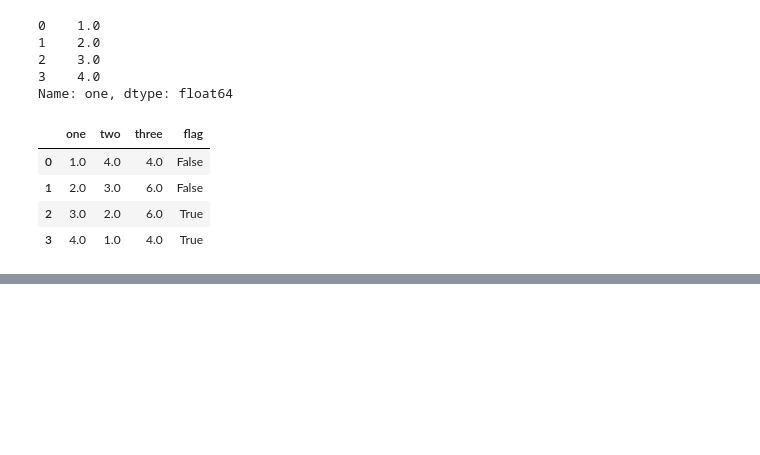
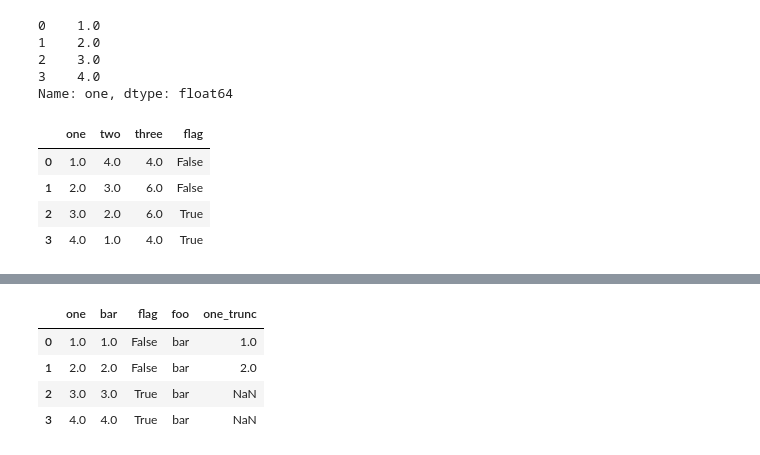
Before and after one commit to gopal-py07/DataSciencePandasExample, a Jupyter notebook: Intro to data structures/DataFrame/DataFrameDsaEx.ipynb, the cells around one changed output, grey strips where cells are left out. Saved outputs shown, nothing was run; the diff lists cells and outputs as text; code cells hidden in the pictures; blank space fills up the shorter version.

```diff
--- a/Intro to data structures/DataFrame/DataFrameDsaEx.ipynb
+++ b/Intro to data structures/DataFrame/DataFrameDsaEx.ipynb
@@ -361,0 +366,2 @@ df
+# %%
+three = df.pop("three")
@@ -361,0 +378,2 @@ df
+# %%
+df["foo"]  = "bar"
@@ -361,0 +390,2 @@ df
+# %%
+df["one_trunc"] = df["one"][:2]
@@ -361,0 +404,10 @@ df
+# %%
+df.insert(1, "bar", df["one"])
+# %%
+df
+# %% [output]
+|  | one | bar | flag | foo | one_trunc |
+| 0 | 1.0 | 1.0 | False | bar | 1.0 |
+| 1 | 2.0 | 2.0 | False | bar | 2.0 |
+| 2 | 3.0 | 3.0 | True | bar | NaN |
+| 3 | 4.0 | 4.0 | True | bar | NaN |
```
Also changed, not shown: parts of 9 cells of this notebook.
